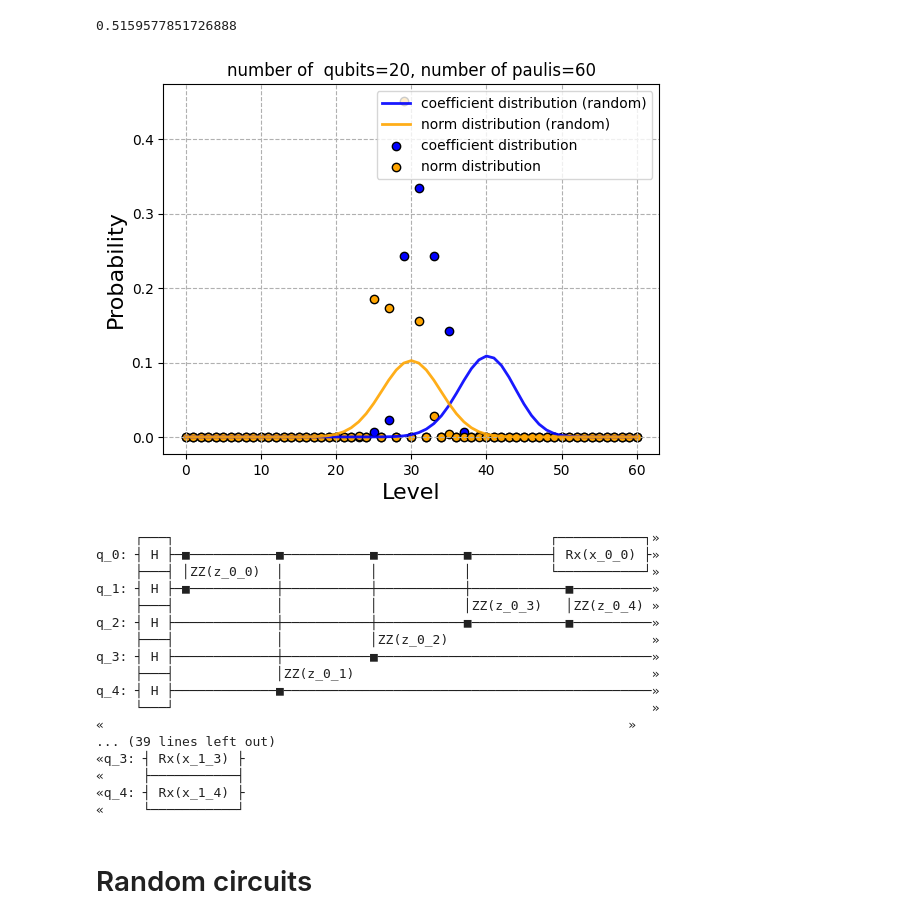
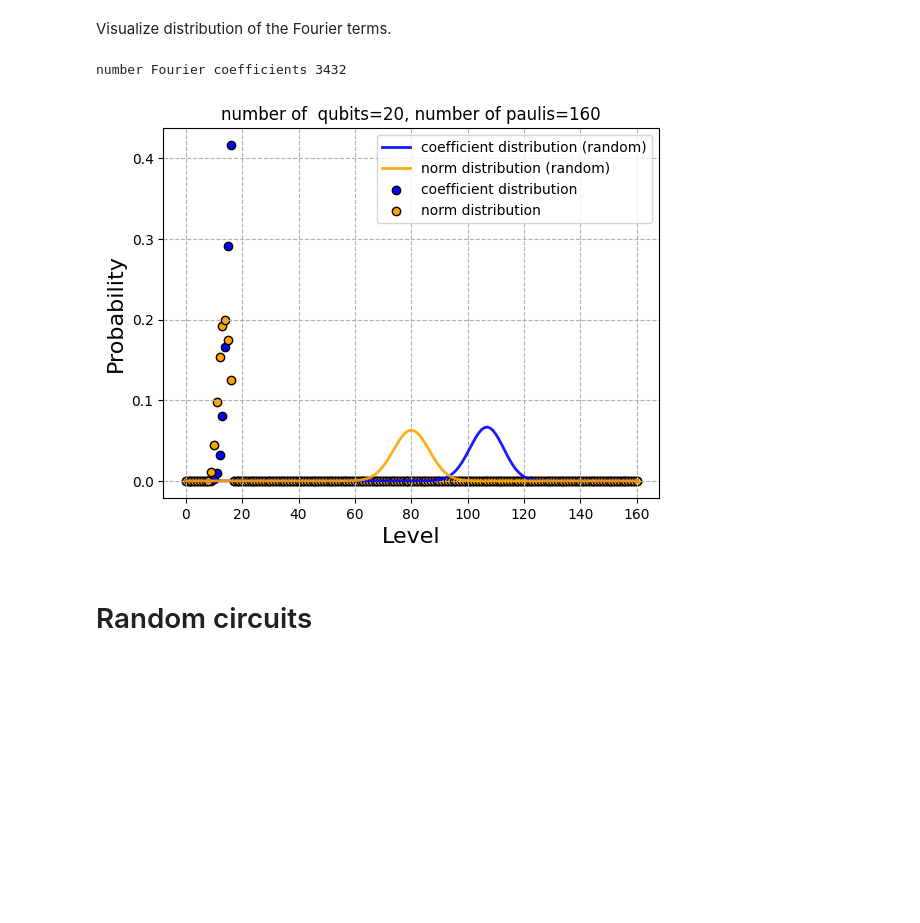
Before and after one commit to idnm/FourierVQA, a Jupyter notebook: experiments.ipynb, the cells around one changed output. Cells and saved outputs as stored; diff of their text form; code cells hidden in the pictures; blank space fills up the shorter version.

```diff
--- a/experiments.ipynb
+++ b/experiments.ipynb
@@ -24,6 +24,13 @@ Here is a brief illustration of how to compute a Fourier series expansion. Likel
 # %%
+# Defining a parameterized quantum circuit and a Pauli observable.
 num_qubits = 20
 
-qc = TwoLocal(num_qubits, rotation_blocks='ry', entanglement_blocks='cz', entanglement='linear', reps=4).decompose()
+qc = TwoLocal(num_qubits, rotation_blocks='ry', entanglement_blocks='cz', entanglement='linear', reps=7).decompose()
+observable = Pauli('ZX'+'I'*(num_qubits-2))
+
+# Parameterized quantum circuit can be parsed and transformed into the form containing Pauli rotations only.
 pauli_circuit = PauliCircuit.from_parameterized_circuit(qc)
-observable = Pauli('ZX'+'I'*(num_qubits-2))
+
+# A Pauli circuit and an observable is the input to the Fourier series computation.
+fourier_expansion = FourierExpansionVQA(pauli_circuit, observable)
+fourier_expansion.compute() # verbose=False to supress the progress bar.
@@ -42,8 +57,0 @@ s.expectation_value(observable)
-# %%
-fourier_expansion.evaluate_loss_at(random_parameters)
-# %% [output]
-0.5159577851726888
-# %%
-fourier_expansion.stats(only_nonzero=True).plot()
-# %% [output]
-[figure, removed]
@@ -59,30 +58,13 @@ fourier_expansion.compute()
-# %%
-num_qubits = 5
-degree = 4
-level = 2
-
-graph = nx.random_regular_graph(degree, num_qubits)
-qaoa = QAOA(graph, level)
-qaoa_circuit = qaoa.circuit()
-observable = QAOA(graph, level).
-# %% [output]
-     ┌───┐                                                ┌───────────┐»
-q_0: ┤ H ├─■───────────■───────────■───────────■──────────┤ Rx(x_0_0) ├»
-     ├───┤ │ZZ(z_0_0)  │           │           │          └───────────┘»
-q_1: ┤ H ├─■───────────┼───────────┼───────────┼────────────■──────────»
-     ├───┤             │           │           │ZZ(z_0_3)   │ZZ(z_0_4) »
-q_2: ┤ H ├─────────────┼───────────┼───────────■────────────■──────────»
-     ├───┤             │           │ZZ(z_0_2)                          »
-q_3: ┤ H ├─────────────┼───────────■───────────────────────────────────»
-     ├───┤             │ZZ(z_0_1)                                      »
-q_4: ┤ H ├─────────────■───────────────────────────────────────────────»
-     └───┘                                                             »
-«                                                                   »
-... (39 lines left out)
-«q_3: ┤ Rx(x_1_3) ├
-«     ├───────────┤
-«q_4: ┤ Rx(x_1_4) ├
-«     └───────────┘
+# %% [markdown]
+Visualize distribution of the Fourier terms.
+# %%
+# Statistics for the loss function (set only_nonzero=False to get statistics for all computational nodes instead).
+stats = fourier_expansion.stats(only_nonzero=True)
+print('number Fourier coefficients', stats.num_nodes)
+stats.plot()
+# %% [output]
+number Fourier coefficients 3432
+[figure, added]
 # %% [markdown]
 # Random circuits
 # %% [markdown]
```
Also changed, not shown: parts of 7 cells of this notebook, 1 other file.
